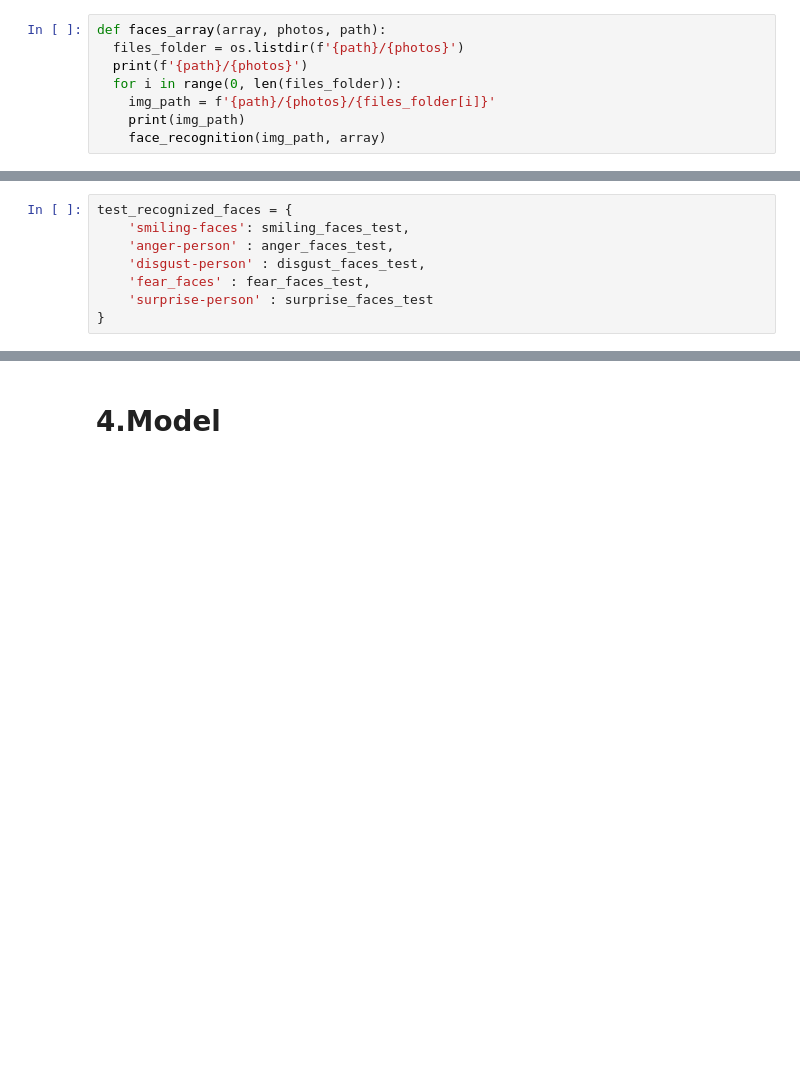
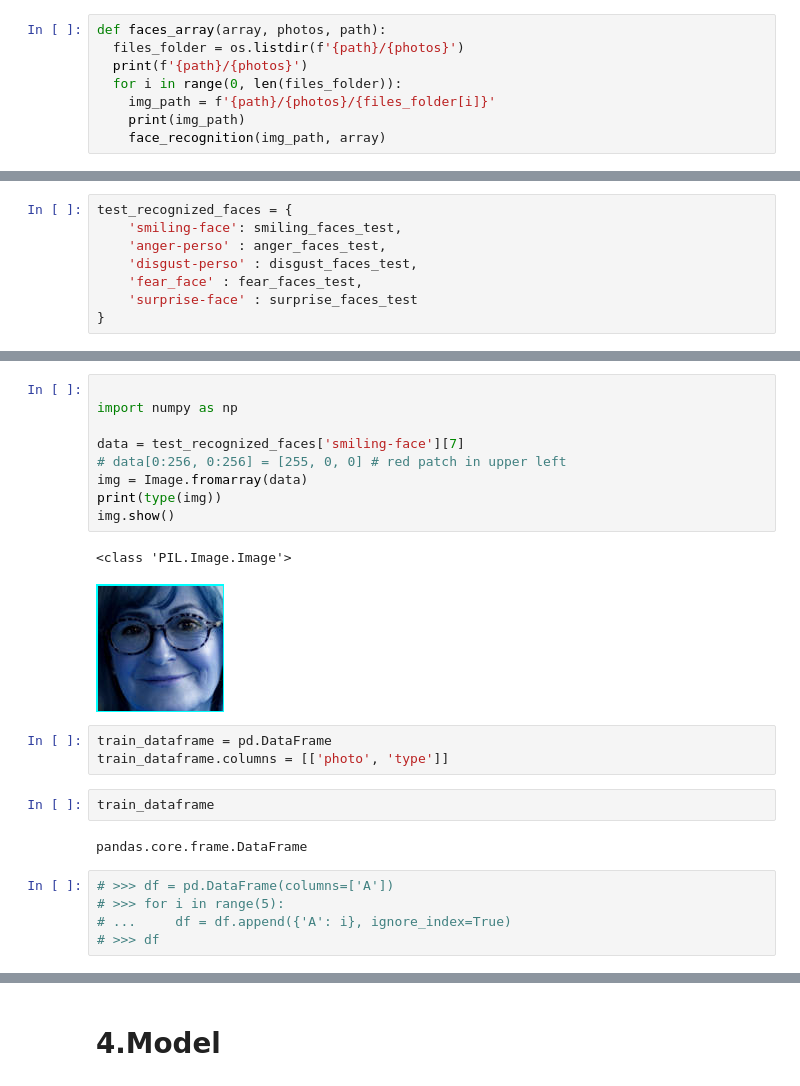
Before and after one commit to KamilShape/emotion_recognition, a Jupyter notebook: emotion_detection.ipynb, the cells around one changed output, grey strips where cells are left out. Saved outputs shown, nothing was run; the diff lists cells and outputs as text; blank space fills up the shorter version.

```diff
--- a/emotion_detection.ipynb
+++ b/emotion_detection.ipynb
@@ -126,8 +163,8 @@ faces_array(surprise_faces_train, "surprise-person", test_path)
 # %%
 test_recognized_faces = {
-    'smiling-faces': smiling_faces_test,
-    'anger-person' : anger_faces_test,
-    'disgust-person' : disgust_faces_test,
-    'fear_faces' : fear_faces_test,
-    'surprise-person' : surprise_faces_test
+    'smiling-face': smiling_faces_test,
+    'anger-perso' : anger_faces_test,
+    'disgust-perso' : disgust_faces_test,
+    'fear_face' : fear_faces_test,
+    'surprise-face' : surprise_faces_test
 }
@@ -168,0 +181,24 @@ RGB
+# %%
+
+import numpy as np
+
+data = test_recognized_faces['smiling-face'][7]
+# data[0:256, 0:256] = [255, 0, 0] # red patch in upper left
+img = Image.fromarray(data)
+print(type(img))
+img.show()
+# %% [output]
+<class 'PIL.Image.Image'>
+[figure, added]
+# %%
+train_dataframe = pd.DataFrame
+train_dataframe.columns = [['photo', 'type']]
+# %%
+train_dataframe
+# %% [output]
+pandas.core.frame.DataFrame
+# %%
+# >>> df = pd.DataFrame(columns=['A'])
+# >>> for i in range(5):
+# ...     df = df.append({'A': i}, ignore_index=True)
+# >>> df
```
Also changed, not shown: parts of 15 cells of this notebook.
